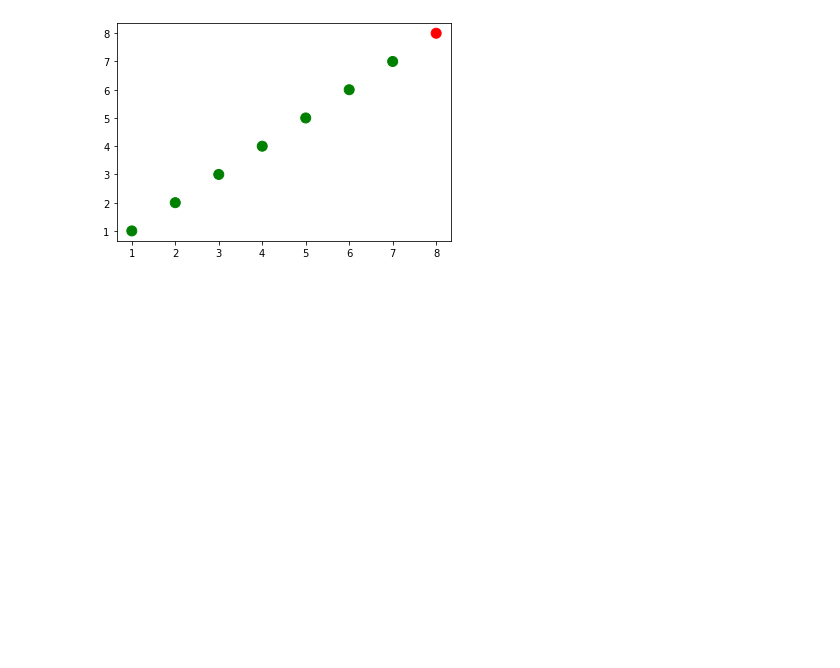
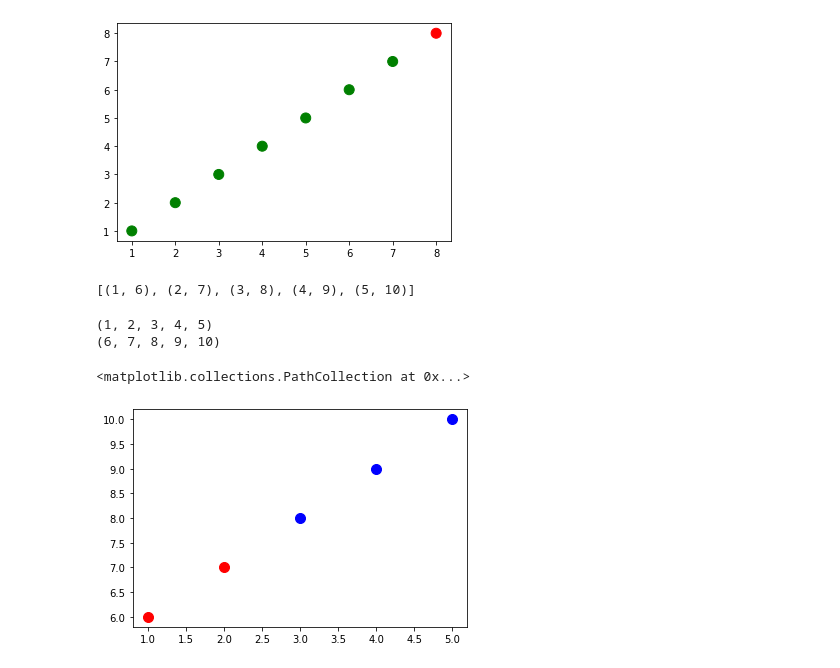
Before and after one commit to smeteo/Applied-DS-with-Python, a Jupyter notebook: 2_Applied_Plotting_Charting_Data_Representation_in_Python/Matplotlib.ipynb, the cells around one changed output. Drawn from its saved outputs; the diff is of its cells as text; code cells hidden in the pictures; blank space fills up the shorter version.

Commit message:
Matplotlib

```diff
--- a/2_Applied_Plotting_Charting_Data_Representation_in_Python/Matplotlib.ipynb
+++ b/2_Applied_Plotting_Charting_Data_Representation_in_Python/Matplotlib.ipynb
@@ -109,3 +109,23 @@ plt.scatter(x,y, s=100, c=colors)
 # %% [output]
 <matplotlib.collections.PathCollection at 0x...>
 [figure]
+# %%
+zip_generator = zip([1,2,3,4,5],[6,7,8,9,10])
+list(zip_generator)
+# %% [output]
+[(1, 6), (2, 7), (3, 8), (4, 9), (5, 10)]
+# %%
+zip_generator = zip([1,2,3,4,5],[6,7,8,9,10])
+x, y = zip(*zip_generator)
+print(x)
+print(y)
+# %% [output]
+(1, 2, 3, 4, 5)
+(6, 7, 8, 9, 10)
+# %%
+plt.figure()
+plt.scatter(x[:2], y[:2], s=100, c='red', label='Tall students')
+plt.scatter(x[2:], y[2:], s=100, c='blue', label='Short students')
+# %% [output]
+<matplotlib.collections.PathCollection at 0x...>
+[figure, added]
```
Also changed, not shown: parts of 6 cells of this notebook.
